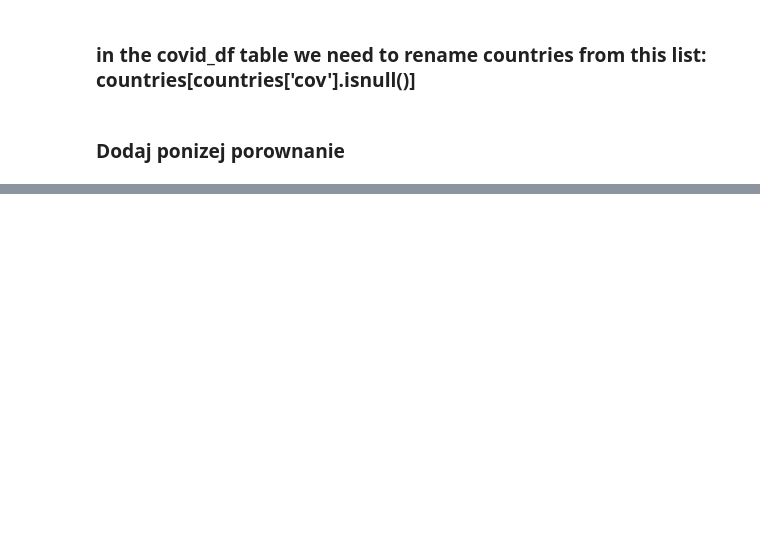
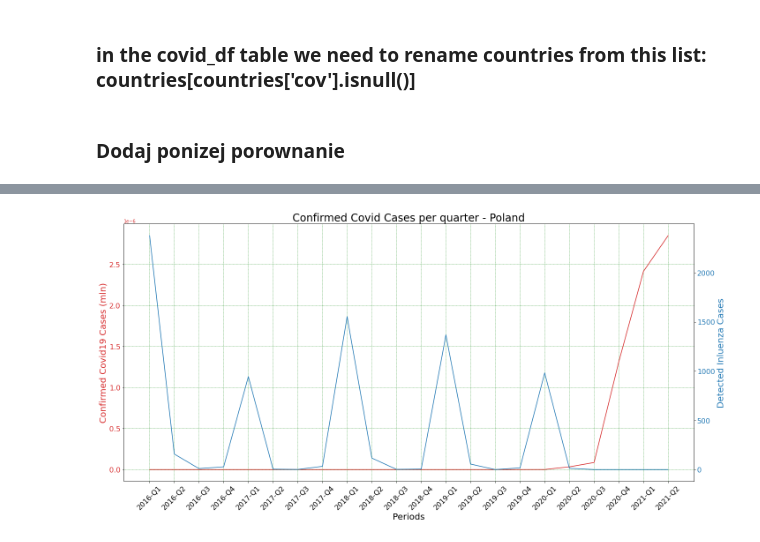
Before and after one commit to mborycki/Covid_Influenza_Comparison, a Jupyter notebook: Flu_Covid_Analysis.ipynb, the cells around one changed output, grey strips where cells are left out. Saved outputs shown, nothing was run; the diff lists cells and outputs as text; code cells hidden in the pictures; blank space fills up the shorter version.

```diff
--- a/Flu_Covid_Analysis.ipynb
+++ b/Flu_Covid_Analysis.ipynb
@@ -571,0 +1038,7 @@ chart
+# %%
+chosen_country = 'Poland'
+# %%
+final_df_grouped_country = final_df_quarter[final_df_quarter.Country==chosen_country].groupby(['Year','Quarter']).agg({'Confirmed':'sum', 'Deaths':'sum', 'Recovered':'sum',
+       'Detected_FluCases':'sum'}).sort_values(['Year','Quarter']).reset_index()
+# %%
+final_df_grouped_country = CovidCasesDevider(final_df_grouped_country)
@@ -572,30 +1054,35 @@ chart
 # %%
-chart = final_df_grouped.copy()
+chart = final_df_grouped_country.copy()
 chart['YearQuater'] = chart.Year.astype(str)+'-Q'+chart.Quarter.astype(str)
 chart = chart.drop(["Year","Quarter"],axis=1)
+
+chart = CovidCasesDevider(chart)
 
 fig, ax1 = plt.subplots()
 plt.rcParams["figure.figsize"] = (20,10)
 plt.xticks(fontsize=16, rotation=45)
+plt.grid(color = 'green', linestyle = '--', linewidth = 0.5)
 
 y = chart['Confirmed_(mln)']
 x = chart.YearQuater.unique()
 z = chart.Detected_FluCases
 
-ax1.set_title(f'Confirmed Covid Cases per week', fontsize=24)
+ax1.set_title(f'Confirmed Covid Cases per quarter - {chosen_country}', fontsize=24)
 
 color = 'tab:red'
 ax1.set_xlabel('Periods', fontsize=20)
 ax1.set_ylabel('Confirmed Covid19 Cases (mln)', color=color, fontsize=20)
 ax1.plot(x, y, color=color)
 ax1.tick_params(axis='y', labelcolor=color, labelsize = 16)
 
 ax2 = ax1.twinx()  # instantiate a second axes that shares the same x-axis
 color = 'tab:blue'
 ax2.set_ylabel('Detected Inluenza Cases', color=color, fontsize=20)  # we already handled the x-label with ax1
 ax2.plot(x, z, color=color)
 ax2.tick_params(axis='y', labelcolor=color, labelsize = 16)
 
 
 fig.tight_layout()  # otherwise the right y-label is slightly clipped
 plt.show()
+# %% [output]
+[figure, added]
```
Also changed, not shown: parts of 124 cells of this notebook.
